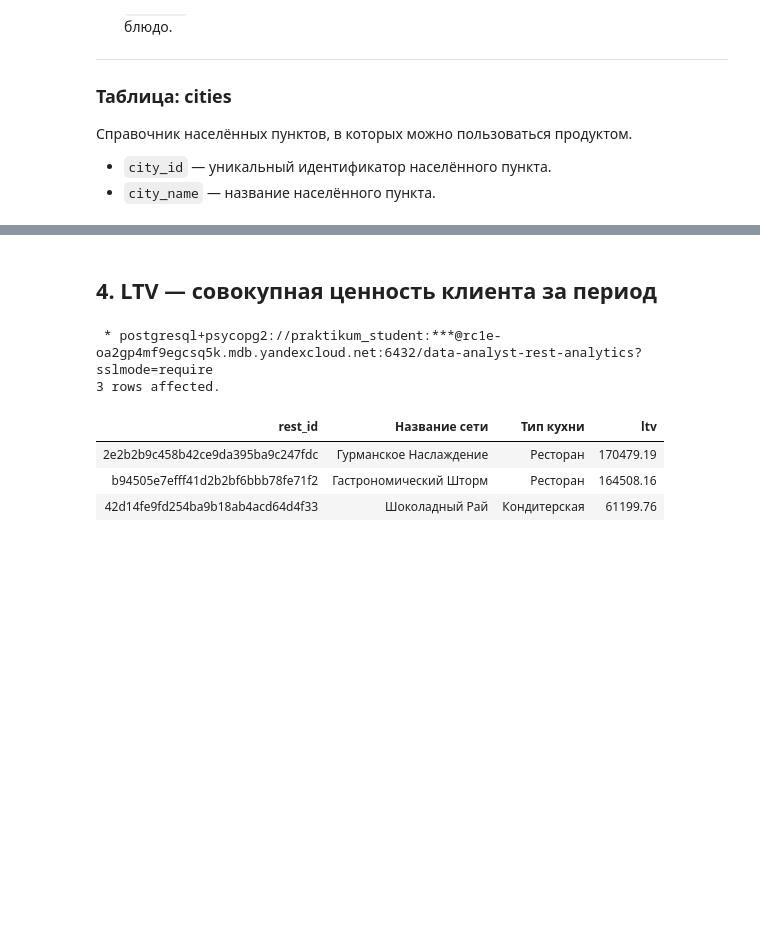
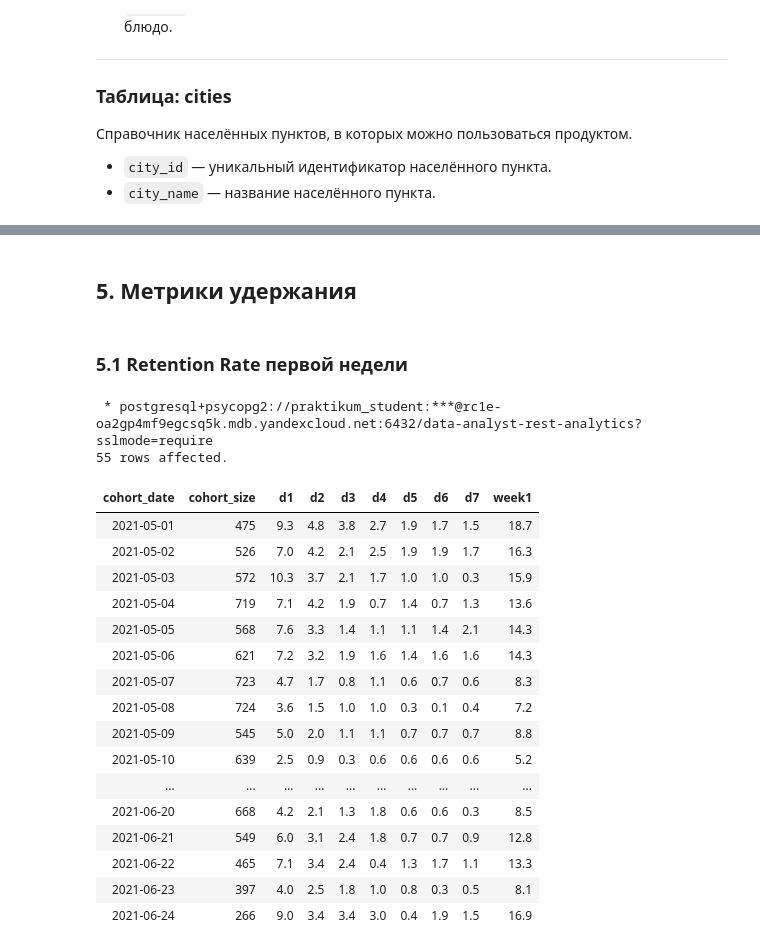
Before and after one commit to egubov-artem/Project-13-SQL-DataLens, a Jupyter notebook: Сервис доставки еды.ipynb, the cells around one changed output, grey strips where cells are left out. Cells and saved outputs as stored; diff of their text form; code cells hidden in the pictures; blank space fills up the shorter version.

```diff
--- a/Сервис доставки еды.ipynb
+++ b/Сервис доставки еды.ipynb
@@ -203,32 +900,64 @@ GROUP BY DATE_TRUNC('month', log_date)
 # %% [markdown]
-## 4. LTV — совокупная ценность клиента за период
+## 5. Метрики удержания
+# %% [markdown]
+### 5.1 Retention Rate первой недели
 # %%
 %%sql
+-- Retention Rate по дням когорт
 
-WITH orders AS
-    (SELECT analytics_events.rest_id,
-            analytics_events.city_id,
-            revenue * commission AS commission_revenue
-     FROM rest_analytics.analytics_events
-     JOIN rest_analytics.cities ON analytics_events.city_id = cities.city_id
-     WHERE revenue IS NOT NULL
-         AND log_date BETWEEN '2021-05-01' AND '2021-06-30'
-         AND city_name = 'Саранск')
+WITH events AS (
+  SELECT DISTINCT e.*
+  FROM rest_analytics.analytics_events e
+  JOIN rest_analytics.cities c ON c.city_id = e.city_id
+  WHERE e.log_date BETWEEN '2021-05-01' AND '2021-07-01'
+    AND c.city_name = 'Саранск'
+),
 
+cohort AS (
+  SELECT visitor_uuid, first_date AS cohort_date
+  FROM events
+  WHERE first_date BETWEEN '2021-05-01' AND '2021-06-24'
+  GROUP BY visitor_uuid, first_date
+),
 
-SELECT orders.rest_id,
-       chain AS "Название сети",
-       type AS "Тип кухни",
-       ROUND(SUM(commission_revenue)::numeric, 2) AS LTV
-FROM orders
-JOIN rest_analytics.partners ON orders.rest_id = partners.rest_id AND orders.city_id = partners.city_id
-GROUP BY 1, 2, 3
-ORDER BY LTV DESC
-LIMIT 3;
+activity AS (
+  SELECT DISTINCT e.visitor_uuid, e.log_date - e.first_date AS lifetime
+  FROM events e
+  JOIN cohort c ON c.visitor_uuid = e.visitor_uuid
+  WHERE e.log_date - e.first_date BETWEEN 0 AND 7
+)
+
+SELECT c.cohort_date,
+       COUNT(DISTINCT c.visitor_uuid) AS cohort_size,
+       ROUND(100.0 * COUNT(DISTINCT a.visitor_uuid) FILTER (WHERE a.lifetime = 1) / COUNT(DISTINCT c.visitor_uuid), 1) AS d1,
+       ROUND(100.0 * COUNT(DISTINCT a.visitor_uuid) FILTER (WHERE a.lifetime = 2) / COUNT(DISTINCT c.visitor_uuid), 1) AS d2,
+       ROUND(100.0 * COUNT(DISTINCT a.visitor_uuid) FILTER (WHERE a.lifetime = 3) / COUNT(DISTINCT c.visitor_uuid), 1) AS d3,
+       ROUND(100.0 * COUNT(DISTINCT a.visitor_uuid) FILTER (WHERE a.lifetime = 4) / COUNT(DISTINCT c.visitor_uuid), 1) AS d4,
+       ROUND(100.0 * COUNT(DISTINCT a.visitor_uuid) FILTER (WHERE a.lifetime = 5) / COUNT(DISTINCT c.visitor_uuid), 1) AS d5,
+       ROUND(100.0 * COUNT(DISTINCT a.visitor_uuid) FILTER (WHERE a.lifetime = 6) / COUNT(DISTINCT c.visitor_uuid), 1) AS d6,
+       ROUND(100.0 * COUNT(DISTINCT a.visitor_uuid) FILTER (WHERE a.lifetime = 7) / COUNT(DISTINCT c.visitor_uuid), 1) AS d7,
+       ROUND(100.0 * COUNT(DISTINCT a.visitor_uuid) FILTER (WHERE a.lifetime BETWEEN 1 AND 7) / COUNT(DISTINCT c.visitor_uuid), 1) AS week1
+FROM cohort c
+LEFT JOIN activity a ON a.visitor_uuid = c.visitor_uuid
+GROUP BY c.cohort_date
+ORDER BY c.cohort_date;
 # %% [output]
  * postgresql+psycopg2://praktikum_student:***@rc1e-oa2gp4mf9egcsq5k.mdb.yandexcloud.net:6432/data-analyst-rest-analytics?sslmode=require
-3 rows affected.
+55 rows affected.
-| rest_id | Название сети | Тип кухни | ltv |
-| 2e2b2b9c458b42ce9da395ba9c247fdc | Гурманское Наслаждение | Ресторан | 170479.19 |
-| b94505e7efff41d2b2bf6bbb78fe71f2 | Гастрономический Шторм | Ресторан | 164508.16 |
-| 42d14fe9fd254ba9b18ab4acd64d4f33 | Шоколадный Рай | Кондитерская | 61199.76 |
+| cohort_date | cohort_size | d1 | d2 | d3 | d4 | d5 | d6 | d7 | week1 |
+| 2021-05-01 | 475 | 9.3 | 4.8 | 3.8 | 2.7 | 1.9 | 1.7 | 1.5 | 18.7 |
+| 2021-05-02 | 526 | 7.0 | 4.2 | 2.1 | 2.5 | 1.9 | 1.9 | 1.7 | 16.3 |
+| 2021-05-03 | 572 | 10.3 | 3.7 | 2.1 | 1.7 | 1.0 | 1.0 | 0.3 | 15.9 |
+| 2021-05-04 | 719 | 7.1 | 4.2 | 1.9 | 0.7 | 1.4 | 0.7 | 1.3 | 13.6 |
+| 2021-05-05 | 568 | 7.6 | 3.3 | 1.4 | 1.1 | 1.1 | 1.4 | 2.1 | 14.3 |
+| 2021-05-06 | 621 | 7.2 | 3.2 | 1.9 | 1.6 | 1.4 | 1.6 | 1.6 | 14.3 |
+| 2021-05-07 | 723 | 4.7 | 1.7 | 0.8 | 1.1 | 0.6 | 0.7 | 0.6 | 8.3 |
+| 2021-05-08 | 724 | 3.6 | 1.5 | 1.0 | 1.0 | 0.3 | 0.1 | 0.4 | 7.2 |
+| 2021-05-09 | 545 | 5.0 | 2.0 | 1.1 | 1.1 | 0.7 | 0.7 | 0.7 | 8.8 |
+| 2021-05-10 | 639 | 2.5 | 0.9 | 0.3 | 0.6 | 0.6 | 0.6 | 0.6 | 5.2 |
+| ... | ... | ... | ... | ... | ... | ... | ... | ... | ... |
+| 2021-06-20 | 668 | 4.2 | 2.1 | 1.3 | 1.8 | 0.6 | 0.6 | 0.3 | 8.5 |
+| 2021-06-21 | 549 | 6.0 | 3.1 | 2.4 | 1.8 | 0.7 | 0.7 | 0.9 | 12.8 |
+| 2021-06-22 | 465 | 7.1 | 3.4 | 2.4 | 0.4 | 1.3 | 1.7 | 1.1 | 13.3 |
+| 2021-06-23 | 397 | 4.0 | 2.5 | 1.8 | 1.0 | 0.8 | 0.3 | 0.5 | 8.1 |
+| 2021-06-24 | 266 | 9.0 | 3.4 | 3.4 | 3.0 | 0.4 | 1.9 | 1.5 | 16.9 |
```
Also changed, not shown: parts of 74 cells of this notebook.
